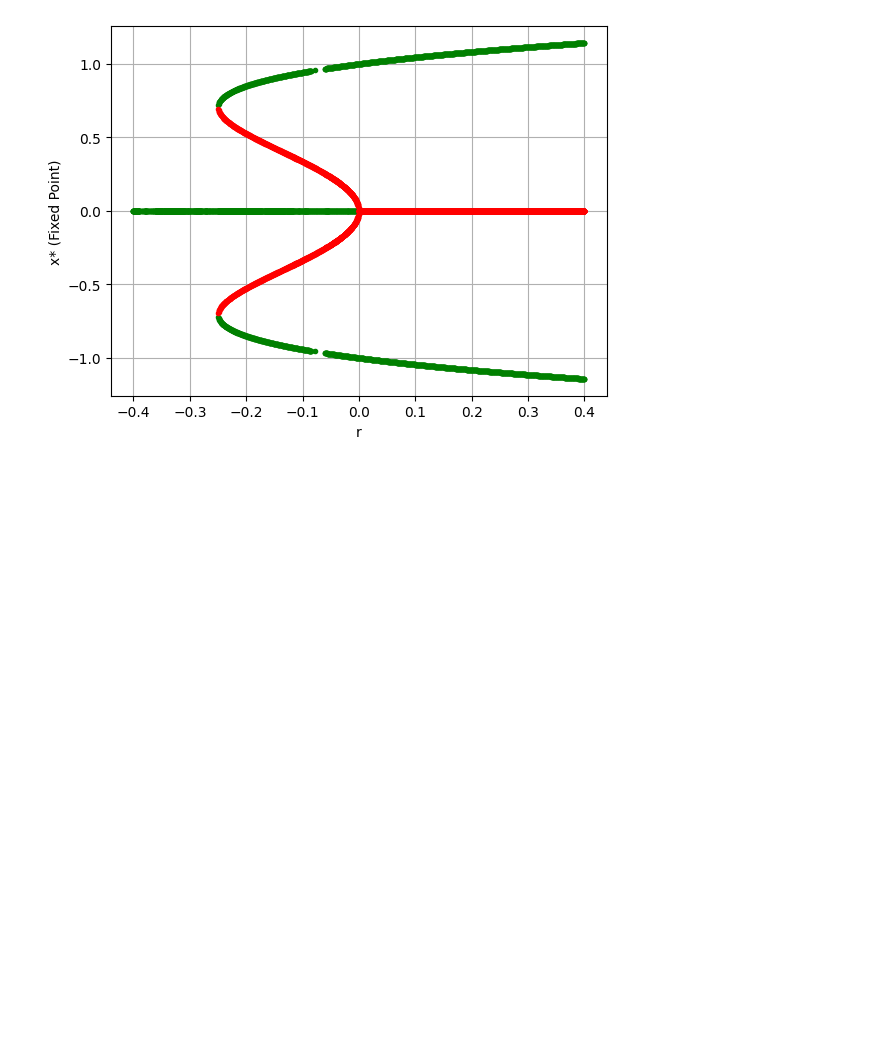
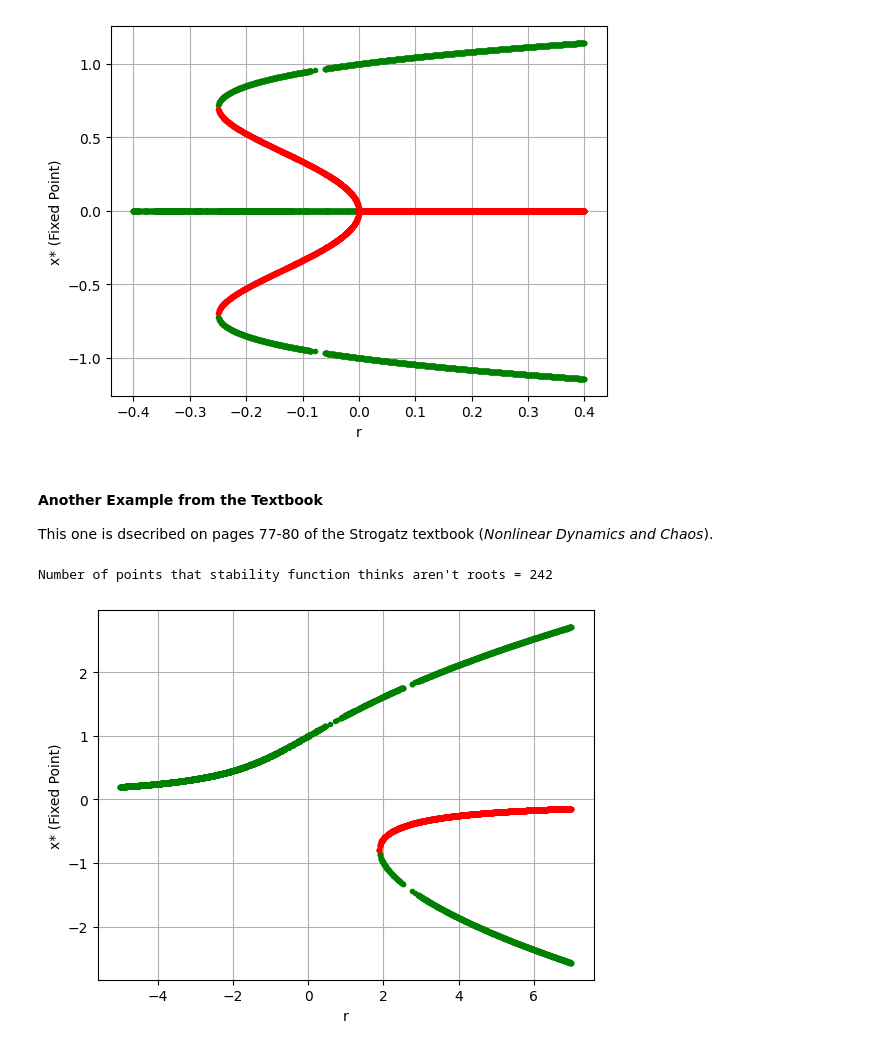
Before and after one commit to s-hynes/MP491, a Jupyter notebook: CH01_bifurcation_diagrams.ipynb, the cells around one changed output. Saved outputs shown, nothing was run; the diff lists cells and outputs as text; code cells hidden in the pictures; blank space fills up the shorter version.

Commit message:
Added a bifurcation diagram that's only in the textbook (would never be asked on an exam)

```diff
--- a/CH01_bifurcation_diagrams.ipynb
+++ b/CH01_bifurcation_diagrams.ipynb
@@ -90,3 +90,13 @@ plotter( (lambda r: (lambda x: r*x + x**3 - x**5)), fstring="r*x + x**3 - x**5",
 # %% [output]
 Number of points that stability function thinks aren't roots = 338
 [figure]
+# %% [markdown]
+#### Another Example from the Textbook
+
+This one is dsecribed on pages 77-80 of the Strogatz textbook (_Nonlinear Dynamics and Chaos_).
+# %%
+from CH01_bifurcation import plotter
+plotter( (lambda r: (lambda x: 1 + r*x - x**3)), fstring="1 + r*x - x**3", rmin=-5, rmax=7, rstep=0.01)
+# %% [output]
+Number of points that stability function thinks aren't roots = 242
+[figure, added]
```
Also changed, not shown: parts of 1 cell of this notebook.
